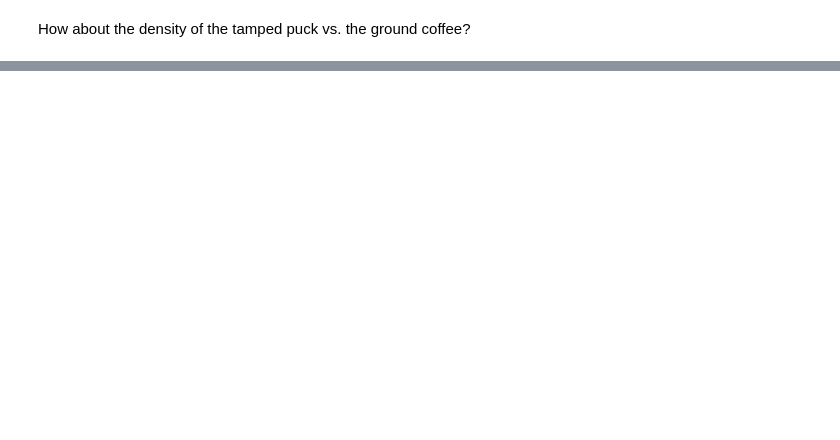
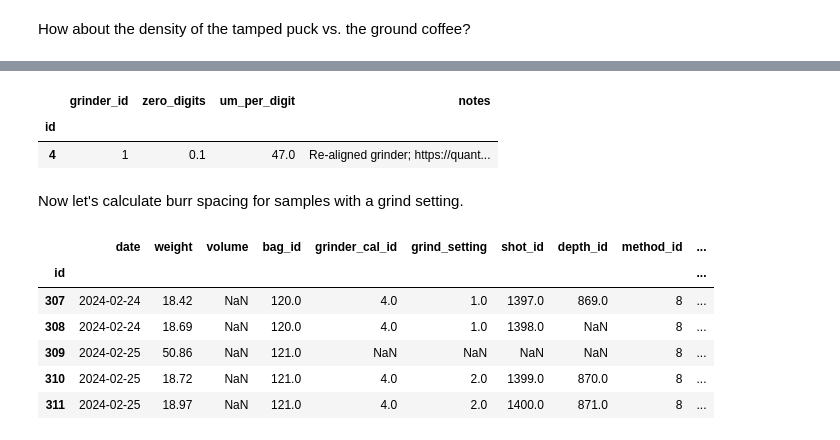
Before and after one commit to quantitativecafe/blog, a Jupyter notebook: gas-pycnometry-2/analysis.ipynb, the cells around one changed output, grey strips where cells are left out. Saved outputs shown, nothing was run; the diff lists cells and outputs as text; code cells hidden in the pictures; blank space fills up the shorter version.

```diff
--- a/gas-pycnometry-2/analysis.ipynb
+++ b/gas-pycnometry-2/analysis.ipynb
@@ -858,0 +864,28 @@ plt.legend(loc='upper left', ncol=2)
+# %%
+grinder_cals = pd.read_csv('grinder_cals.csv', index_col='id')
+grinder_cals.tail()
+# %% [output]
+|  | grinder_id | zero_digits | um_per_digit | notes |
+| id |  |  |  |  |
+| 4 | 1 | 0.1 | 47.0 | Re-aligned grinder; https://quant... |
+# %% [markdown]
+Now let's calculate burr spacing for samples with a grind setting.
+# %%
+def get_burr_spacing(row):
+    if not np.isnan(row.grinder_cal_id):
+        grinder_cal = grinder_cals.loc[row.grinder_cal_id]
+        burr_spacing = (row.grind_setting - grinder_cal.zero_digits) * grinder_cal.um_per_digit
+    else:
+        burr_spacing = np.nan
+    return pd.Series([burr_spacing], index=['burr_spacing'])
+
+samples['burr_spacing'] = samples.apply(get_burr_spacing, axis = 1)
+samples.tail()
+# %% [output]
+|  | date | weight | volume | bag_id | grinder_cal_id | grind_setting | shot_id | depth_id | method_id | ... |
+| id |  |  |  |  |  |  |  |  |  | ... |
+| 307 | 2024-02-24 | 18.42 | NaN | 120.0 | 4.0 | 1.0 | 1397.0 | 869.0 | 8 | ... |
+| 308 | 2024-02-24 | 18.69 | NaN | 120.0 | 4.0 | 1.0 | 1398.0 | NaN | 8 | ... |
+| 309 | 2024-02-25 | 50.86 | NaN | 121.0 | NaN | NaN | NaN | NaN | 8 | ... |
+| 310 | 2024-02-25 | 18.72 | NaN | 121.0 | 4.0 | 2.0 | 1399.0 | 870.0 | 8 | ... |
+| 311 | 2024-02-25 | 18.97 | NaN | 121.0 | 4.0 | 2.0 | 1400.0 | 871.0 | 8 | ... |
```
Also changed, not shown: parts of 16 cells of this notebook, 3 other files.
